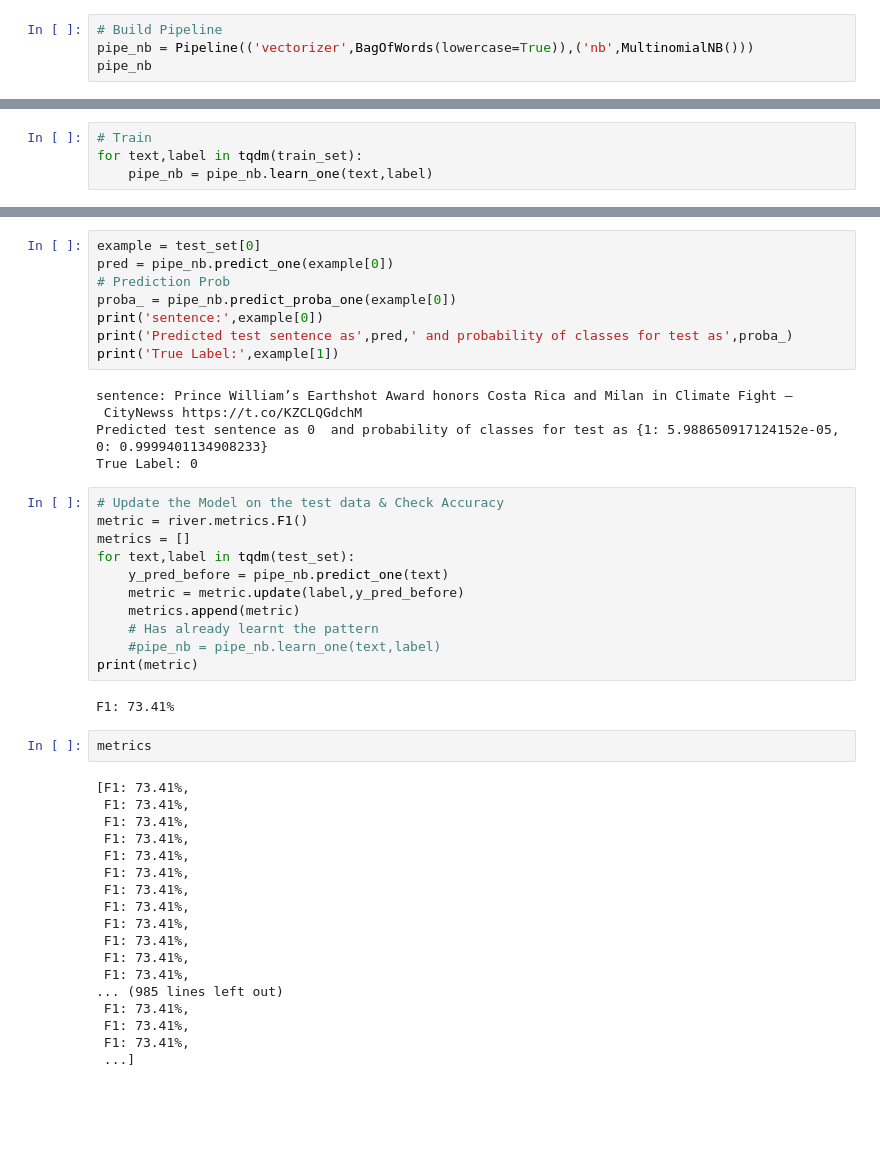
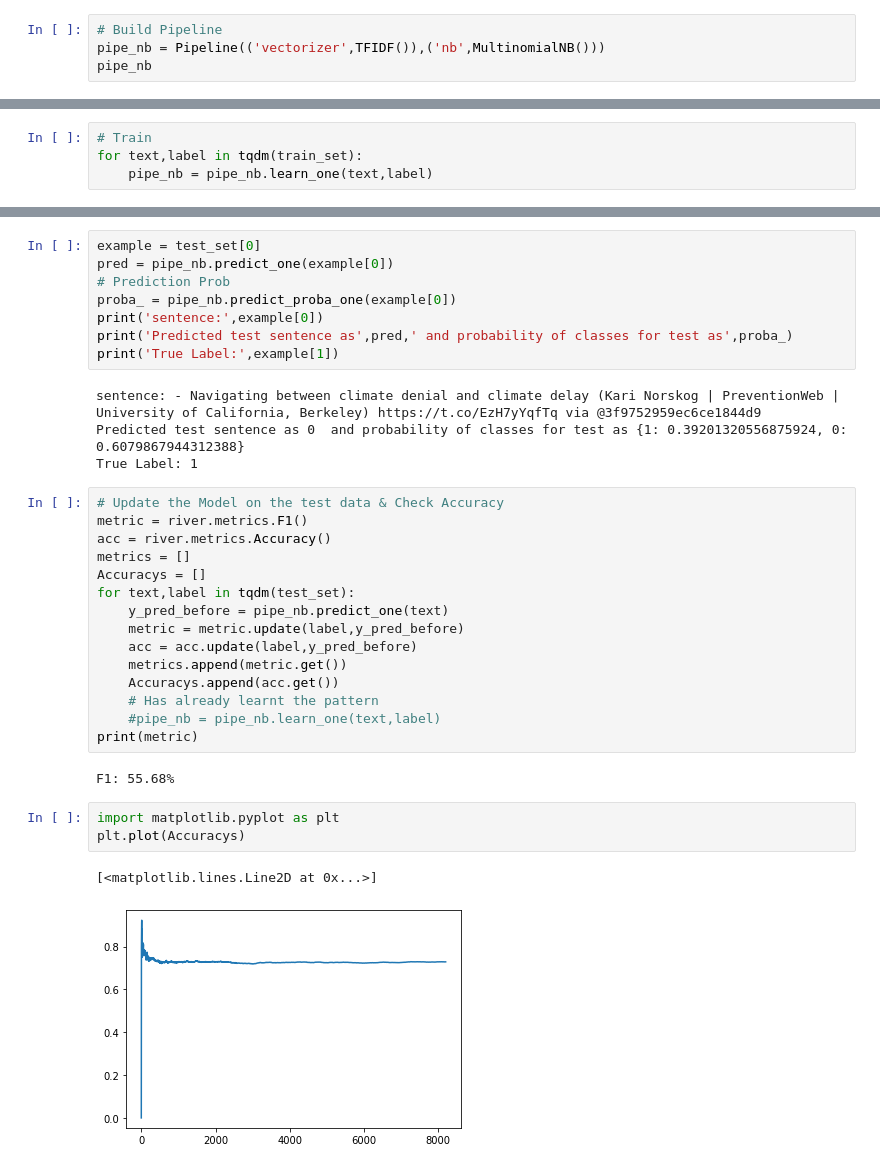
Before and after one commit to Mergim01/RiverStreamClassification, a Jupyter notebook: Notebooks/first_test.ipynb, the cells around one changed output, grey strips where cells are left out. Cells and saved outputs as stored; diff of their text form; blank space fills up the shorter version.

```diff
--- a/Notebooks/first_test.ipynb
+++ b/Notebooks/first_test.ipynb
@@ -77,7 +105,7 @@ from river.compose import Pipeline
 from river import optim
 # %%
 # Build Pipeline
-pipe_nb = Pipeline(('vectorizer',BagOfWords(lowercase=True)),('nb',MultinomialNB()))
+pipe_nb = Pipeline(('vectorizer',TFIDF()),('nb',MultinomialNB()))
 pipe_nb
 # %% [output]
 Pipeline (
@@ -133,39 +163,29 @@ print('sentence:',example[0])
 print('Predicted test sentence as',pred,' and probability of classes for test as',proba_)
 print('True Label:',example[1])
 # %% [output]
-sentence: Prince William’s Earthshot Award honors Costa Rica and Milan in Climate Fight – CityNewss https://t.co/KZCLQGdchM
-Predicted test sentence as 0  and probability of classes for test as {1: 5.988650917124152e-05, 0: 0.9999401134908233}
-True Label: 0
+sentence: - Navigating between climate denial and climate delay (Kari Norskog | PreventionWeb | University of California, Berkeley) https://t.co/EzH7yYqfTq via @3f9752959ec6ce1844d9
+Predicted test sentence as 0  and probability of classes for test as {1: 0.39201320556875924, 0: 0.6079867944312388}
+True Label: 1
 # %%
 # Update the Model on the test data & Check Accuracy
 metric = river.metrics.F1()
+acc = river.metrics.Accuracy()
 metrics = []
+Accuracys = []
 for text,label in tqdm(test_set):
     y_pred_before = pipe_nb.predict_one(text)
     metric = metric.update(label,y_pred_before)
-    metrics.append(metric)
+    acc = acc.update(label,y_pred_before)
+    metrics.append(metric.get())
+    Accuracys.append(acc.get())
     # Has already learnt the pattern
     #pipe_nb = pipe_nb.learn_one(text,label)
 print(metric)
 # %% [output]
-F1: 73.41%
+F1: 55.68%
-# %%
-metrics
-# %% [output]
-[F1: 73.41%,
- F1: 73.41%,
- F1: 73.41%,
- F1: 73.41%,
- F1: 73.41%,
- F1: 73.41%,
- F1: 73.41%,
- F1: 73.41%,
- F1: 73.41%,
- F1: 73.41%,
- F1: 73.41%,
- F1: 73.41%,
-... (985 lines left out)
- F1: 73.41%,
- F1: 73.41%,
- F1: 73.41%,
- ...]
+# %%
+import matplotlib.pyplot as plt
+plt.plot(Accuracys)
+# %% [output]
+[<matplotlib.lines.Line2D at 0x...>]
+[figure, added]
```
Also changed, not shown: parts of 10 cells of this notebook.
